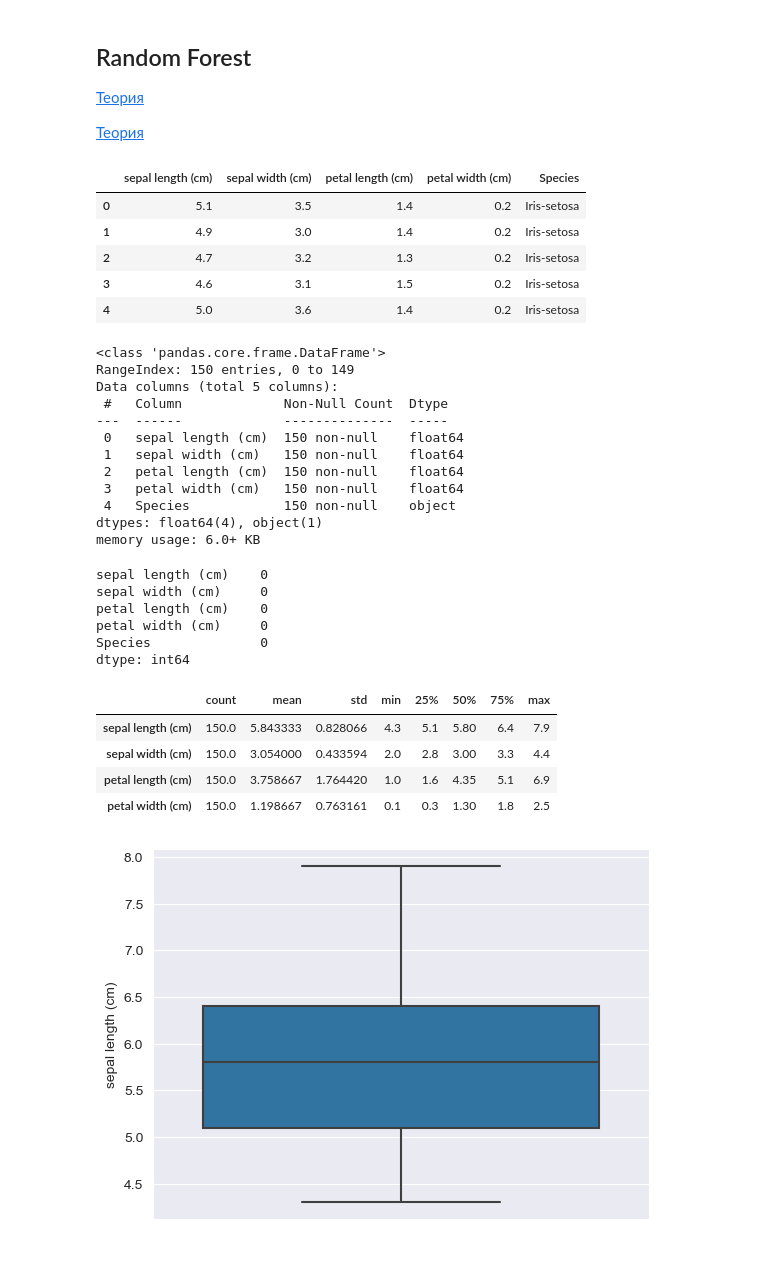
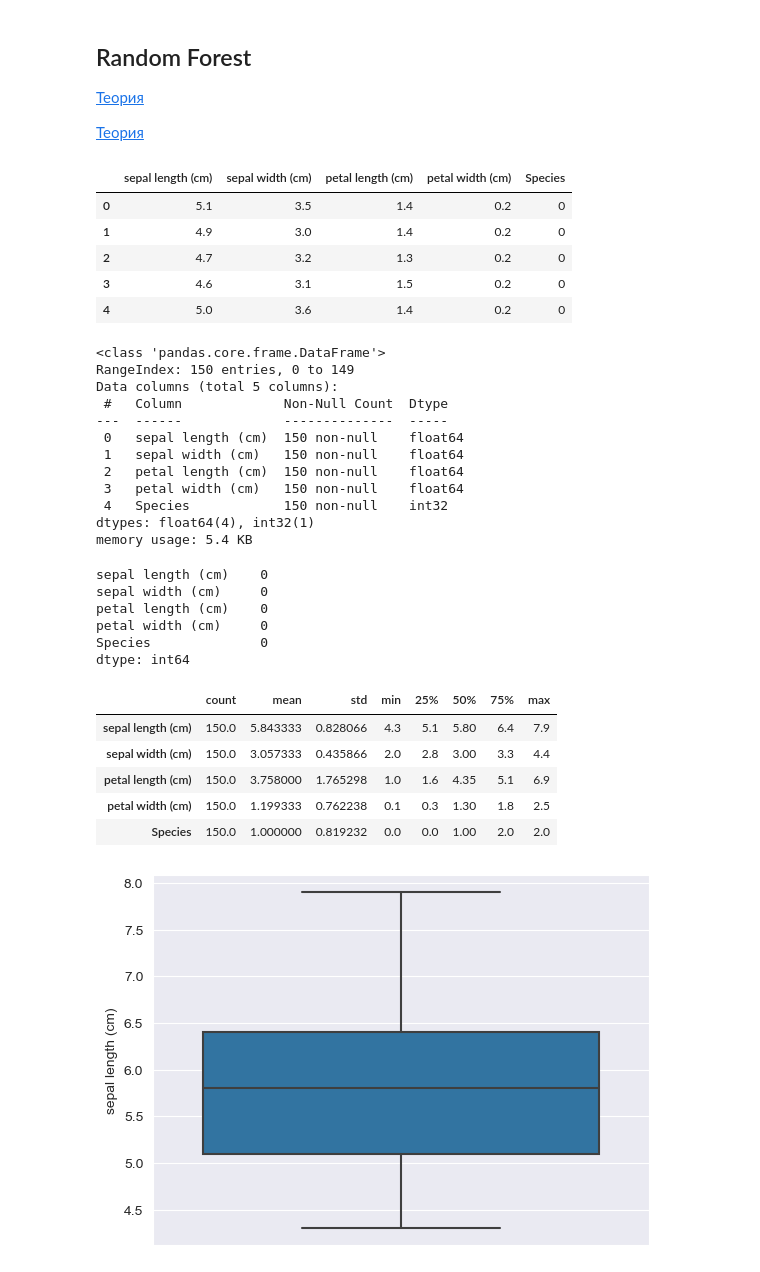
Before and after one commit to Ta3ikNSU/MLL, a Jupyter notebook: 2.Random Forest.ipynb, the cells around one changed output. Drawn from its saved outputs; the diff is of its cells as text; code cells hidden in the pictures.

```diff
--- a/2.Random Forest.ipynb
+++ b/2.Random Forest.ipynb
@@ -18,14 +20,15 @@ from sklearn.metrics import classification_report
 # %%
-url = "https://archive.ics.uci.edu/ml/machine-learning-databases/iris/iris.data"
-df = pd.read_csv(url, header=None, names=['sepal length (cm)', 'sepal width (cm)', 'petal length (cm)', 'petal width (cm)', 'Species'])
+iris = datasets.load_iris()
+df = DataFrame(iris.data, columns=iris.feature_names)
+df['Species'] = iris.target
 df.head()
 # %% [output]
 |  | sepal length (cm) | sepal width (cm) | petal length (cm) | petal width (cm) | Species |
-| 0 | 5.1 | 3.5 | 1.4 | 0.2 | Iris-setosa |
-| 1 | 4.9 | 3.0 | 1.4 | 0.2 | Iris-setosa |
-| 2 | 4.7 | 3.2 | 1.3 | 0.2 | Iris-setosa |
-| 3 | 4.6 | 3.1 | 1.5 | 0.2 | Iris-setosa |
-| 4 | 5.0 | 3.6 | 1.4 | 0.2 | Iris-setosa |
+| 0 | 5.1 | 3.5 | 1.4 | 0.2 | 0 |
+| 1 | 4.9 | 3.0 | 1.4 | 0.2 | 0 |
+| 2 | 4.7 | 3.2 | 1.3 | 0.2 | 0 |
+| 3 | 4.6 | 3.1 | 1.5 | 0.2 | 0 |
+| 4 | 5.0 | 3.6 | 1.4 | 0.2 | 0 |
 # %%
 df.info()
 # %% [output]
@@ -38,9 +41,9 @@ Data columns (total 5 columns):
  1   sepal width (cm)   150 non-null    float64
  2   petal length (cm)  150 non-null    float64
  3   petal width (cm)   150 non-null    float64
- 4   Species            150 non-null    object
-dtypes: float64(4), object(1)
-memory usage: 6.0+ KB
+ 4   Species            150 non-null    int32
+dtypes: float64(4), int32(1)
+memory usage: 5.4 KB
 # %%
 df.isnull().sum()
 # %% [output]
@@ -55,9 +58,10 @@ df.describe().T
 # %% [output]
 |  | count | mean | std | min | 25% | 50% | 75% | max |
 | sepal length (cm) | 150.0 | 5.843333 | 0.828066 | 4.3 | 5.1 | 5.80 | 6.4 | 7.9 |
-| sepal width (cm) | 150.0 | 3.054000 | 0.433594 | 2.0 | 2.8 | 3.00 | 3.3 | 4.4 |
-| petal length (cm) | 150.0 | 3.758667 | 1.764420 | 1.0 | 1.6 | 4.35 | 5.1 | 6.9 |
-| petal width (cm) | 150.0 | 1.198667 | 0.763161 | 0.1 | 0.3 | 1.30 | 1.8 | 2.5 |
+| sepal width (cm) | 150.0 | 3.057333 | 0.435866 | 2.0 | 2.8 | 3.00 | 3.3 | 4.4 |
+| petal length (cm) | 150.0 | 3.758000 | 1.765298 | 1.0 | 1.6 | 4.35 | 5.1 | 6.9 |
+| petal width (cm) | 150.0 | 1.199333 | 0.762238 | 0.1 | 0.3 | 1.30 | 1.8 | 2.5 |
+| Species | 150.0 | 1.000000 | 0.819232 | 0.0 | 0.0 | 1.00 | 2.0 | 2.0 |
 # %%
 cols = df.columns[0:-1]
 for i in cols:
```
Also changed, not shown: parts of 3 cells of this notebook, 1 other file.
